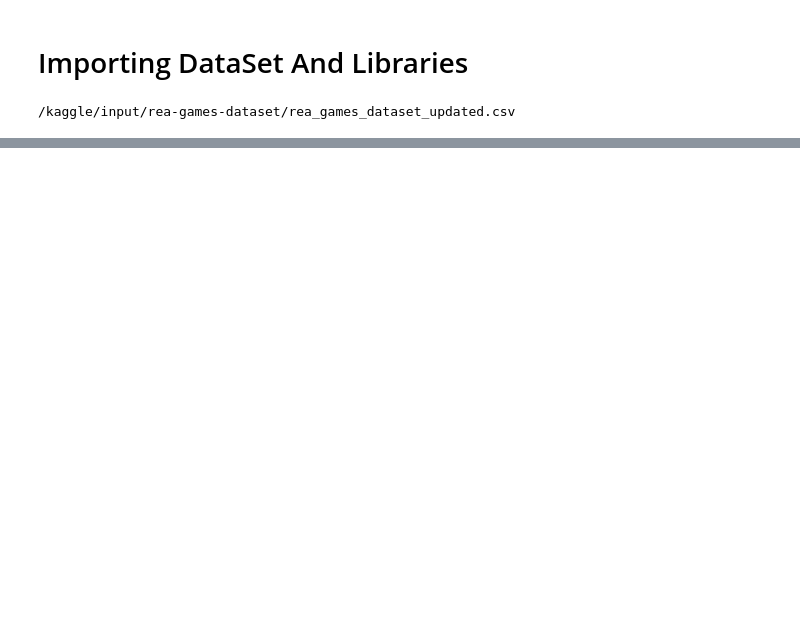
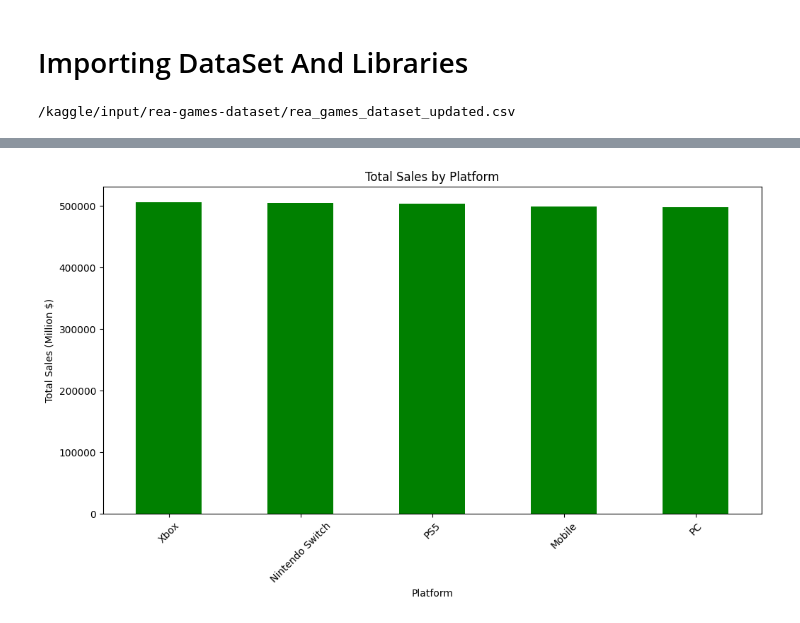
Before and after one commit to kumawatmanish05/Rea_Games_EDA, a Jupyter notebook: rea-games-eda.ipynb, the cells around one changed output, grey strips where cells are left out. Drawn from its saved outputs; the diff is of its cells as text; code cells hidden in the pictures; blank space fills up the shorter version.

```diff
--- a/rea-games-eda.ipynb
+++ b/rea-games-eda.ipynb
@@ -29,0 +82,2 @@ df = pd.read_csv("/kaggle/input/rea-games-dataset/rea_games_dataset_updated.csv"
+# %%
+df["Release Date"]= pd.to_datetime(df["Release Date"],errors='coerce' )
@@ -29,0 +98,9 @@ df = pd.read_csv("/kaggle/input/rea-games-dataset/rea_games_dataset_updated.csv"
+# %%
+# Total sales by genre
+total_sales_by_genre = df.groupby("Genre")["Sales (Million $)"].sum().sort_values(ascending = False)
+
+# Total sales by platform
+total_sales_by_platform = df.groupby("Platform")["Sales (Million $)"].sum().sort_values(ascending = False)
+
+print("Total Sales by Genre:\n",total_sales_by_genre)
+print("\nTotal Sales by Platform:\n",total_sales_by_platform)
@@ -29,0 +126,11 @@ df = pd.read_csv("/kaggle/input/rea-games-dataset/rea_games_dataset_updated.csv"
+# %%
+# Plot total sales by platform
+plt.figure(figsize=(12, 6))
+total_sales_by_platform.plot(kind='bar', color='green')
+plt.title("Total Sales by Platform")
+plt.xlabel("Platform")
+plt.ylabel("Total Sales (Million $)")
+plt.xticks(rotation=45)
+plt.show()
+# %% [output]
+[figure, added]
```
Also changed, not shown: parts of 15 cells of this notebook.
